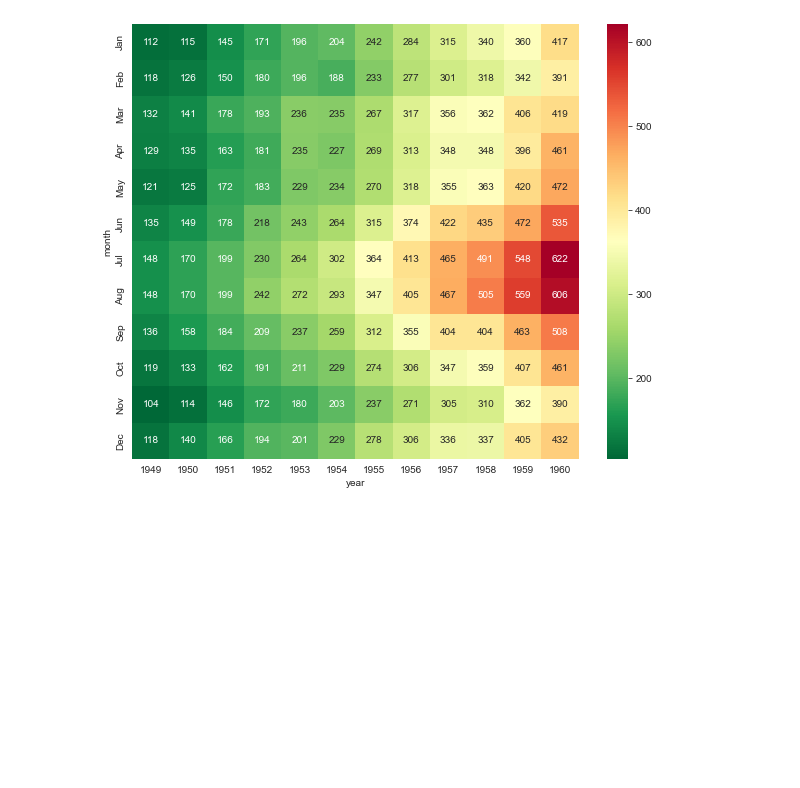
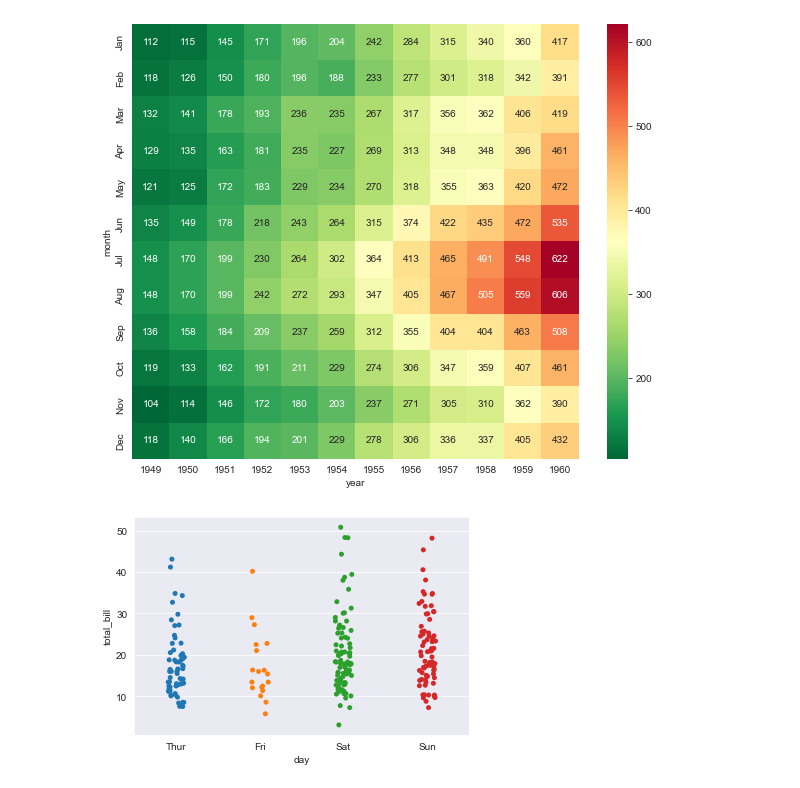
Before and after one commit to hyestar/2022py2, a Jupyter notebook: pytemp/seborn연습.ipynb, the cells around one changed output. Saved outputs shown, nothing was run; the diff lists cells and outputs as text; code cells hidden in the pictures; blank space fills up the shorter version.

```diff
--- a/pytemp/seborn연습.ipynb
+++ b/pytemp/seborn연습.ipynb
@@ -120,3 +121,10 @@ sns.heatmap(fgp, cmap="RdYlGn_r", annot = True, fmt = 'd')
 plt.show()
 # %% [output]
 [figure]
+# %%
+# stripplot 모든 데이터를 점으로 시각화
+# jitter=True로 설정하면 위치를 무작위로 바꿔서 겹치지 않게 해줌
+sns.stripplot(x="day", y='total_bill', data=tips, jitter=True)
+plt.show()
+# %% [output]
+[figure, added]
```
Also changed, not shown: parts of 5 cells of this notebook.
